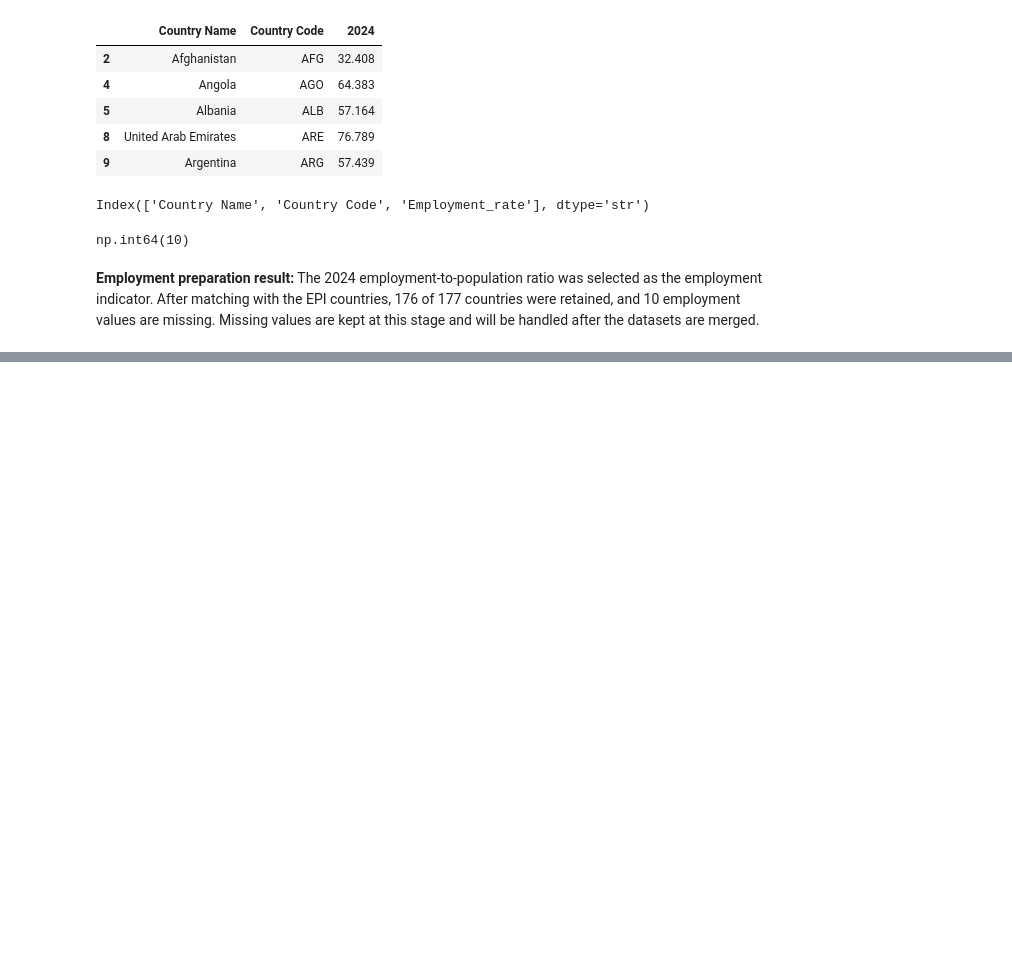
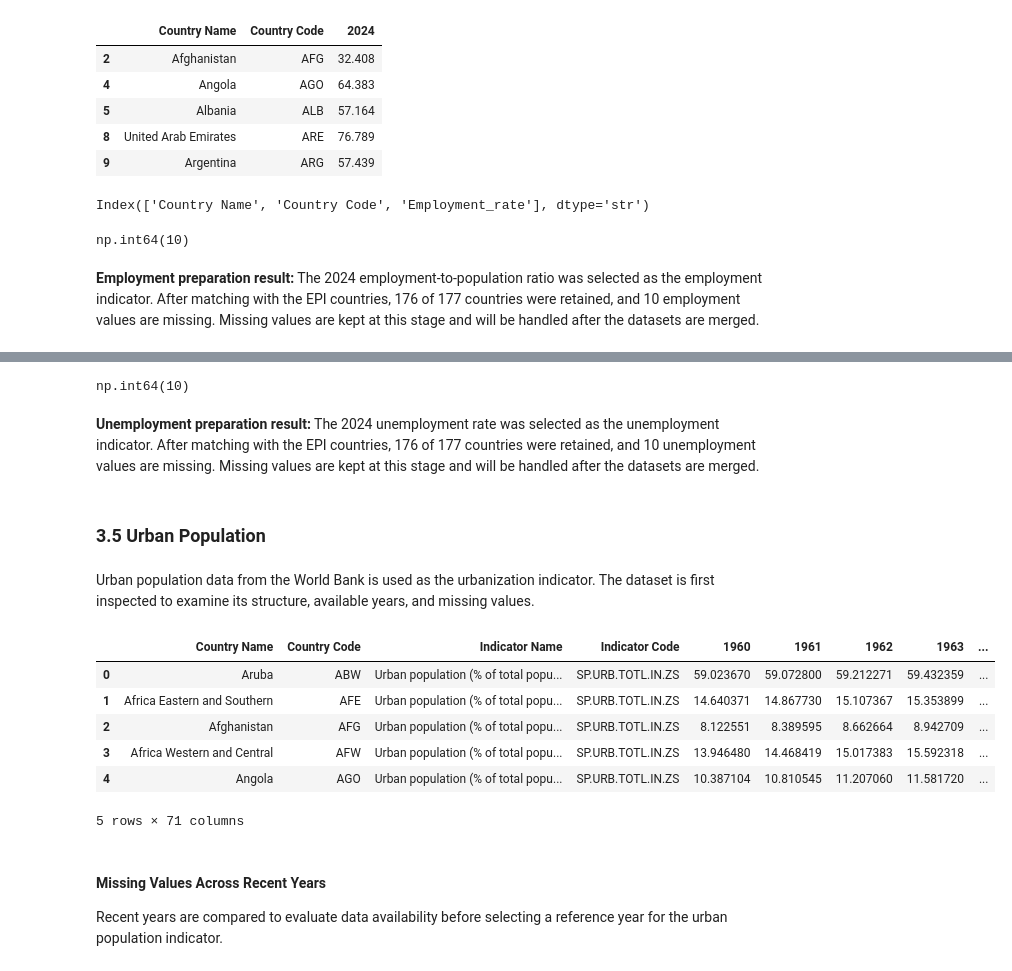
Before and after one commit to Adapala4/environmental-performance-analysis, a Jupyter notebook: environmental_analysis.ipynb, the cells around one changed output, grey strips where cells are left out. Saved outputs shown, nothing was run; the diff lists cells and outputs as text; code cells hidden in the pictures; blank space fills up the shorter version.

```diff
--- a/environmental_analysis.ipynb
+++ b/environmental_analysis.ipynb
@@ -379,0 +450,26 @@ np.int64(10)
+# %%
+unemp_analysis['Unemployment'].isna().sum()
+# %% [output]
+np.int64(10)
+# %% [markdown]
+**Unemployment preparation result:** The 2024 unemployment rate was selected as the unemployment indicator. After matching with the EPI countries, 176 of 177 countries were retained, and 10 unemployment values are missing. Missing values are kept at this stage and will be handled after the datasets are merged.
+# %% [markdown]
+### 3.5 Urban Population
+# %% [markdown]
+Urban population data from the World Bank is used as the urbanization indicator. The dataset is first inspected to examine its structure, available years, and missing values.
+# %%
+urban_population = pd.read_csv('data/world_bank/urban_population/API_SP.URB.TOTL.IN.ZS_DS2_en_csv_v2_33901.csv', skiprows = 4)
+# %%
+urban_population.head()
+# %% [output]
+|  | Country Name | Country Code | Indicator Name | Indicator Code | 1960 | 1961 | 1962 | 1963 | ... |
+| 0 | Aruba | ABW | Urban population (% of total popu... | SP.URB.TOTL.IN.ZS | 59.023670 | 59.072800 | 59.212271 | 59.432359 | ... |
+| 1 | Africa Eastern and Southern | AFE | Urban population (% of total popu... | SP.URB.TOTL.IN.ZS | 14.640371 | 14.867730 | 15.107367 | 15.353899 | ... |
+| 2 | Afghanistan | AFG | Urban population (% of total popu... | SP.URB.TOTL.IN.ZS | 8.122551 | 8.389595 | 8.662664 | 8.942709 | ... |
+| 3 | Africa Western and Central | AFW | Urban population (% of total popu... | SP.URB.TOTL.IN.ZS | 13.946480 | 14.468419 | 15.017383 | 15.592318 | ... |
+| 4 | Angola | AGO | Urban population (% of total popu... | SP.URB.TOTL.IN.ZS | 10.387104 | 10.810545 | 11.207060 | 11.581720 | ... |
+5 rows × 71 columns
+# %% [markdown]
+#### Missing Values Across Recent Years
+
+Recent years are compared to evaluate data availability before selecting a reference year for the urban population indicator.
```
Also changed, not shown: parts of 27 cells of this notebook.
